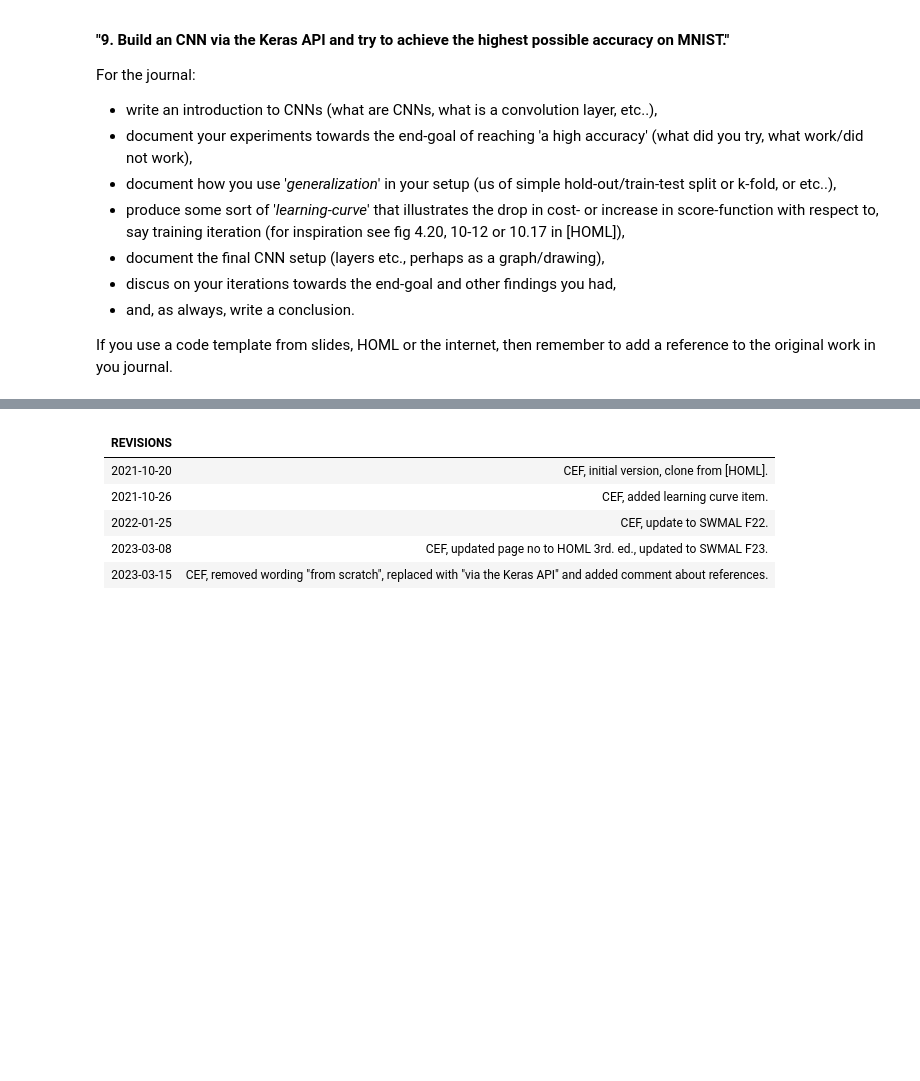
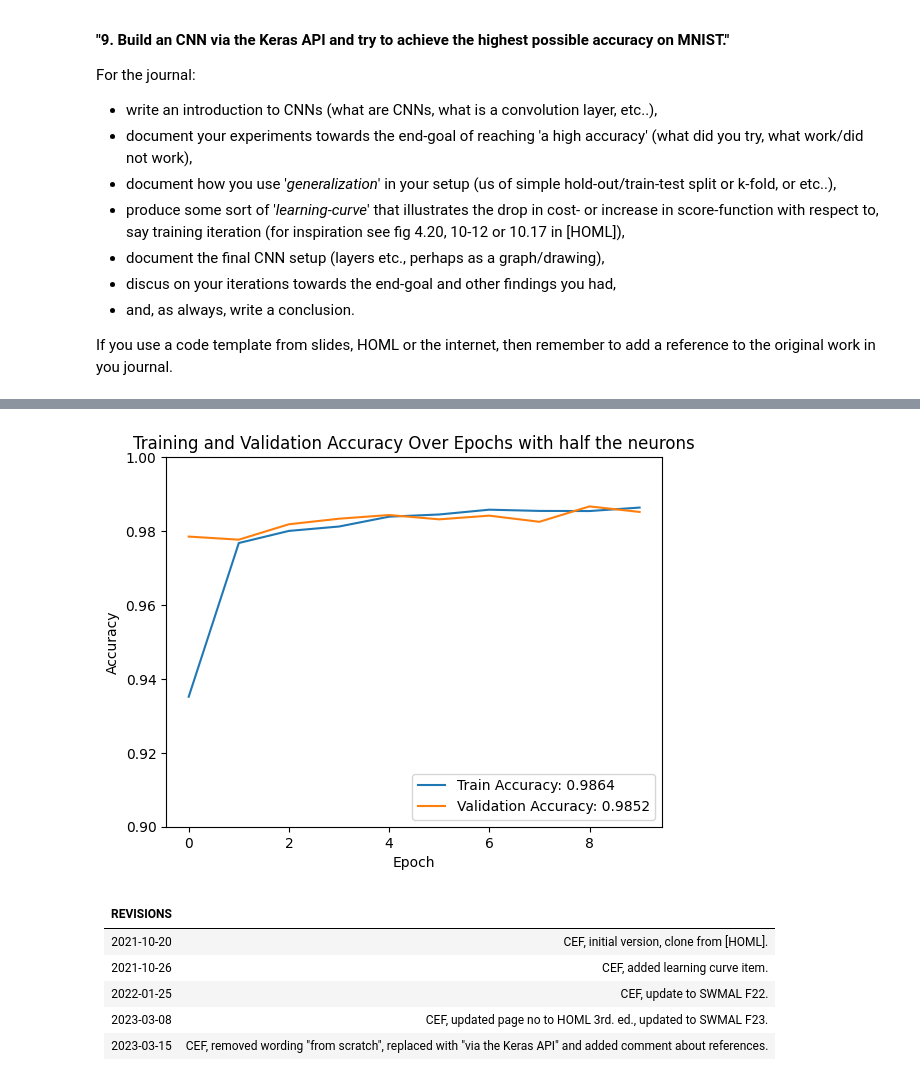
Before and after one commit to Moheb420/Machine-Learning, a Jupyter notebook: Opgavesæt-03/cnn.ipynb, the cells around one changed output, grey strips where cells are left out. Saved outputs shown, nothing was run; the diff lists cells and outputs as text; code cells hidden in the pictures; blank space fills up the shorter version.

```diff
--- a/Opgavesæt-03/cnn.ipynb
+++ b/Opgavesæt-03/cnn.ipynb
@@ -103,0 +184,21 @@ Test accuracy: 0.9900000095367432
+# %%
+from tensorflow.keras import regularizers
+
+model = keras.Sequential([
+    layers.Input(shape=(28, 28)),
+    layers.Reshape(target_shape=(28, 28, 1)),
+    layers.Conv2D(16, (3, 3), activation='relu', input_shape=(28, 28, 1), kernel_regularizer=regularizers.l2(0.001)),
+    layers.MaxPooling2D((2, 2)),
+    layers.Conv2D(32, (3, 3), activation='relu', kernel_regularizer=regularizers.l2(0.001)),
+    layers.MaxPooling2D((2, 2)),
+    layers.Flatten(),
+    layers.Dense(32, activation='relu', kernel_regularizer=regularizers.l2(0.001)),
+    layers.Dense(10, activation='softmax')
+])
+
+model.compile(optimizer='adam',
+              loss='sparse_categorical_crossentropy',
+              metrics=['accuracy'])
+
+
+history = model.fit(train_images, train_labels, epochs=10, validation_data=(val_images, val_labels))
@@ -103,0 +226,20 @@ Test accuracy: 0.9900000095367432
+# %%
+test_loss, test_acc = model.evaluate(test_images, test_labels, verbose=2)
+
+# Plot the learning curve
+plt.plot(history.history['accuracy'], label='Train Accuracy')
+plt.plot(history.history['val_accuracy'], label='Validation Accuracy')
+plt.xlabel('Epoch')
+plt.ylabel('Accuracy')
+plt.ylim([0.9, 1])
+plt.xticks(np.arange(0, len(history.history['accuracy']), 2))
+plt.legend(loc='lower right')
+
+plt.title('Training and Validation Accuracy Over Epochs with half the neurons')
+
+final_train_accuracy = history.history['accuracy'][-1]
+final_val_accuracy = history.history['val_accuracy'][-1]
+plt.legend([f'Train Accuracy: {final_train_accuracy:.4f}', f'Validation Accuracy: {final_val_accuracy:.4f}'], loc='lower right')
+
+plt.show()
+# %% [output]
@@ -104,3 +247,4 @@ Test accuracy: 0.9900000095367432
+[figure, added]
 # %% [markdown]
 REVISIONS||
 :- | :- |
```
Also changed, not shown: parts of 6 cells of this notebook, 11 other files.
